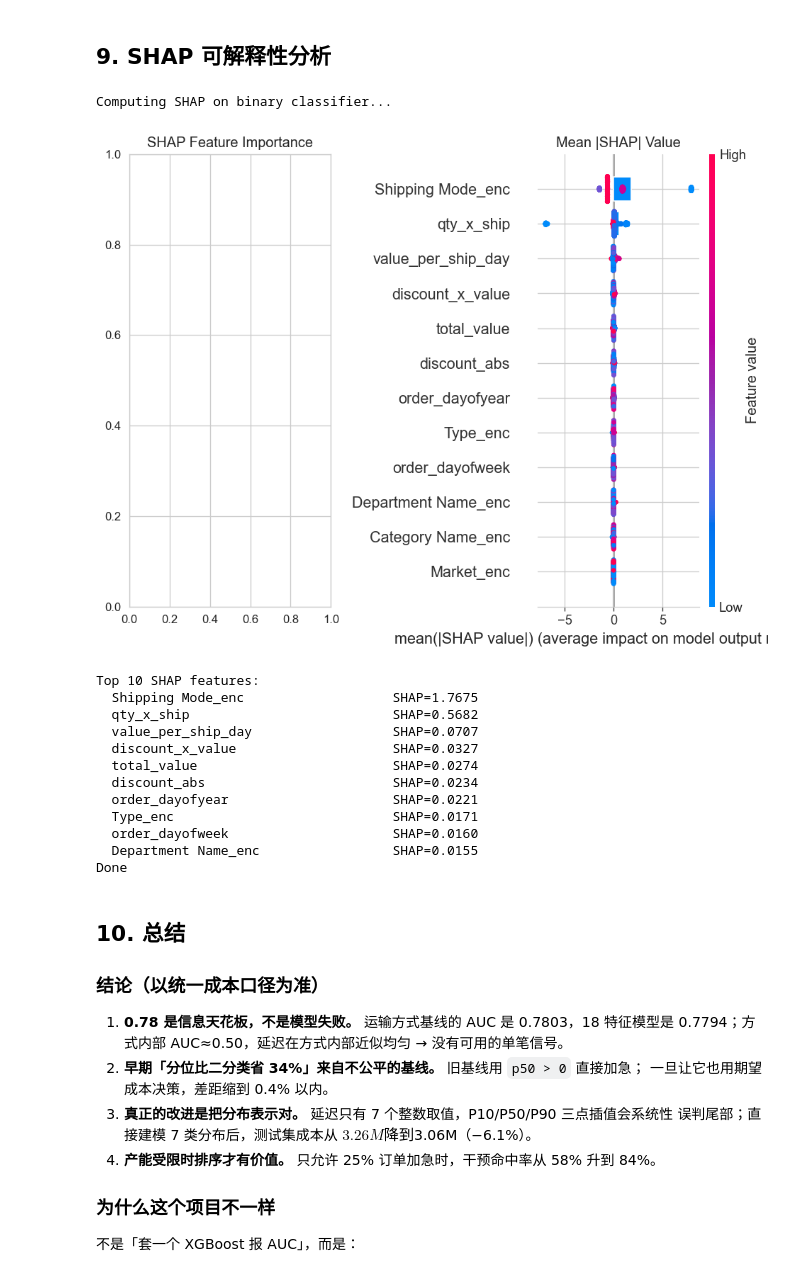
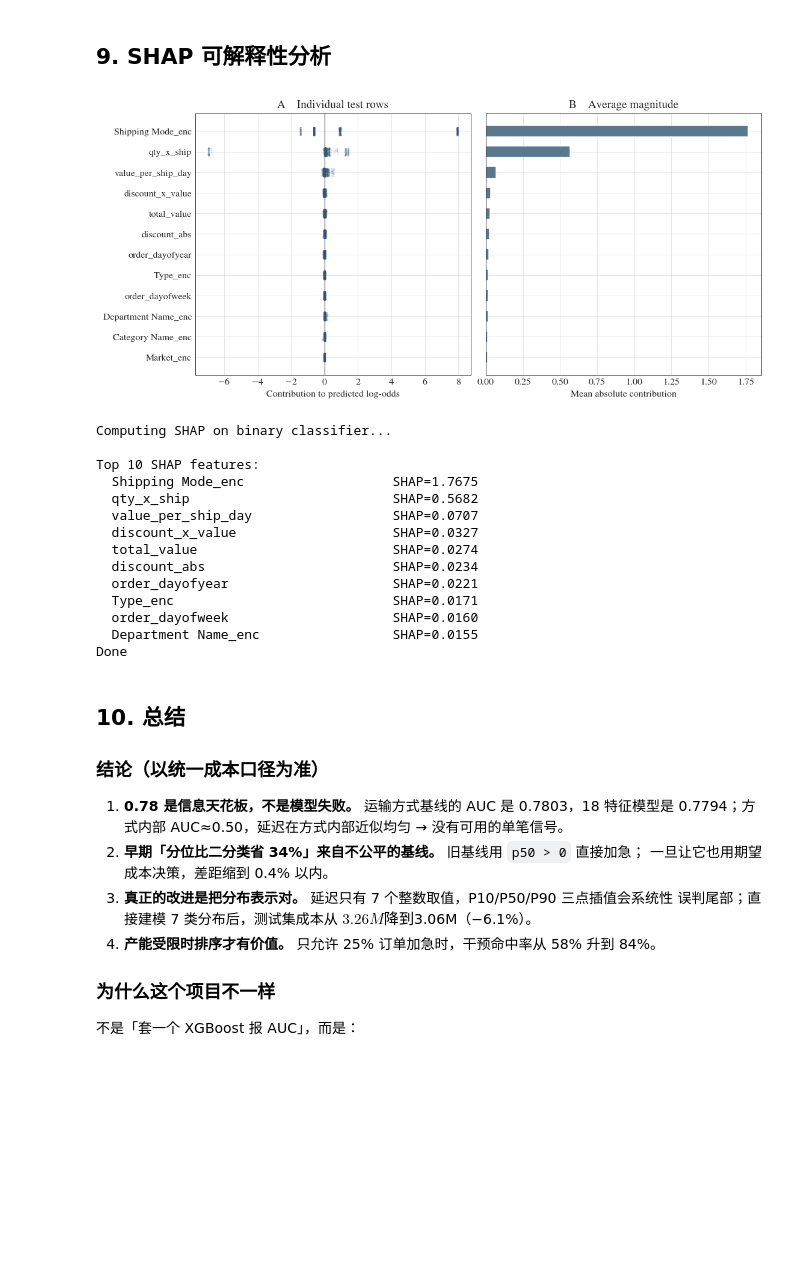
Before and after one commit to lingtao-meng/supply-chain-ml-pipeline, a Jupyter notebook: notebooks/supply_chain_ml_pipeline.ipynb, the cells around one changed output. Drawn from its saved outputs; the diff is of its cells as text; code cells hidden in the pictures; blank space fills up the shorter version.

```diff
--- a/notebooks/supply_chain_ml_pipeline.ipynb
+++ b/notebooks/supply_chain_ml_pipeline.ipynb
@@ -442,37 +446,46 @@ Optuna improvement: AUC +0.2729
 # %%
 import shap
 print('Computing SHAP on binary classifier...')
 X_sample = X_te_s[:1500]
 explainer = shap.TreeExplainer(clf)
 shap_values = explainer.shap_values(X_sample)
 
-fig, axes = plt.subplots(1, 2, figsize=(16, 6))
-shap.summary_plot(shap_values, X_sample, feature_names=X.columns.tolist(), show=False, max_display=12)
-axes[0].set_title('SHAP Feature Importance')
-shap.summary_plot(shap_values, X_sample, feature_names=X.columns.tolist(), plot_type='bar', show=False, max_display=12)
-axes[1].set_title('Mean |SHAP| Value')
-plt.tight_layout(); plt.savefig('../images/merged_shap.png', dpi=150); plt.show()
+contributions = np.abs(shap_values).mean(axis=0)
+rank = np.argsort(contributions)[-12:]
+fig, (spread, mean) = plt.subplots(1, 2, sharey=True, figsize=(9.6, 4.4), layout="constrained")
+rng = np.random.default_rng(42)
+for row, feature in enumerate(rank):
+    spread.scatter(shap_values[:, feature], row + rng.uniform(-.20, .20, len(X_sample)),
+                   s=2, alpha=.13, color="#355a73", linewidths=0, rasterized=True)
+spread.axvline(0, lw=.7, color="#454545")
+spread.set(yticks=range(len(rank)), yticklabels=X.columns[rank], xlabel="Contribution to predicted log-odds", title="A    Individual test rows")
+mean.barh(range(len(rank)), contributions[rank], color="#59788d", height=.56)
+mean.set(xlabel="Mean absolute contribution", title="B    Average magnitude")
+format_figure(fig)
+fig.savefig("../images/merged_shap.png", dpi=260)
+plt.show()
 
 # Top features
 imp = pd.DataFrame({'Feature':X.columns, 'SHAP':np.abs(shap_values).mean(axis=0)}).sort_values('SHAP',ascending=False)
 print('\nTop 10 SHAP features:')
 for _,r in imp.head(10).iterrows(): print(f'  {r["Feature"]:<35s} SHAP={r["SHAP"]:.4f}')
 print('Done')
 # %% [output]
+[figure, new version]
 Computing SHAP on binary classifier...
+
+Top 10 SHAP features:
+  Shipping Mode_enc                   SHAP=1.7675
+  qty_x_ship                          SHAP=0.5682
+  value_per_ship_day                  SHAP=0.0707
+  discount_x_value                    SHAP=0.0327
+  total_value                         SHAP=0.0274
+  discount_abs                        SHAP=0.0234
+  order_dayofyear                     SHAP=0.0221
+  Type_enc                            SHAP=0.0171
+  order_dayofweek                     SHAP=0.0160
+  Department Name_enc                 SHAP=0.0155
+Done
-[figure, old version]
-Top 10 SHAP features:
-  Shipping Mode_enc                   SHAP=1.7675
-  qty_x_ship                          SHAP=0.5682
-  value_per_ship_day                  SHAP=0.0707
-  discount_x_value                    SHAP=0.0327
-  total_value                         SHAP=0.0274
-  discount_abs                        SHAP=0.0234
-  order_dayofyear                     SHAP=0.0221
-  Type_enc                            SHAP=0.0171
-  order_dayofweek                     SHAP=0.0160
-  Department Name_enc                 SHAP=0.0155
-Done
 # %% [markdown]
 ## 10. 总结
 
```
Also changed, not shown: parts of 3 cells of this notebook, 35 other files.
